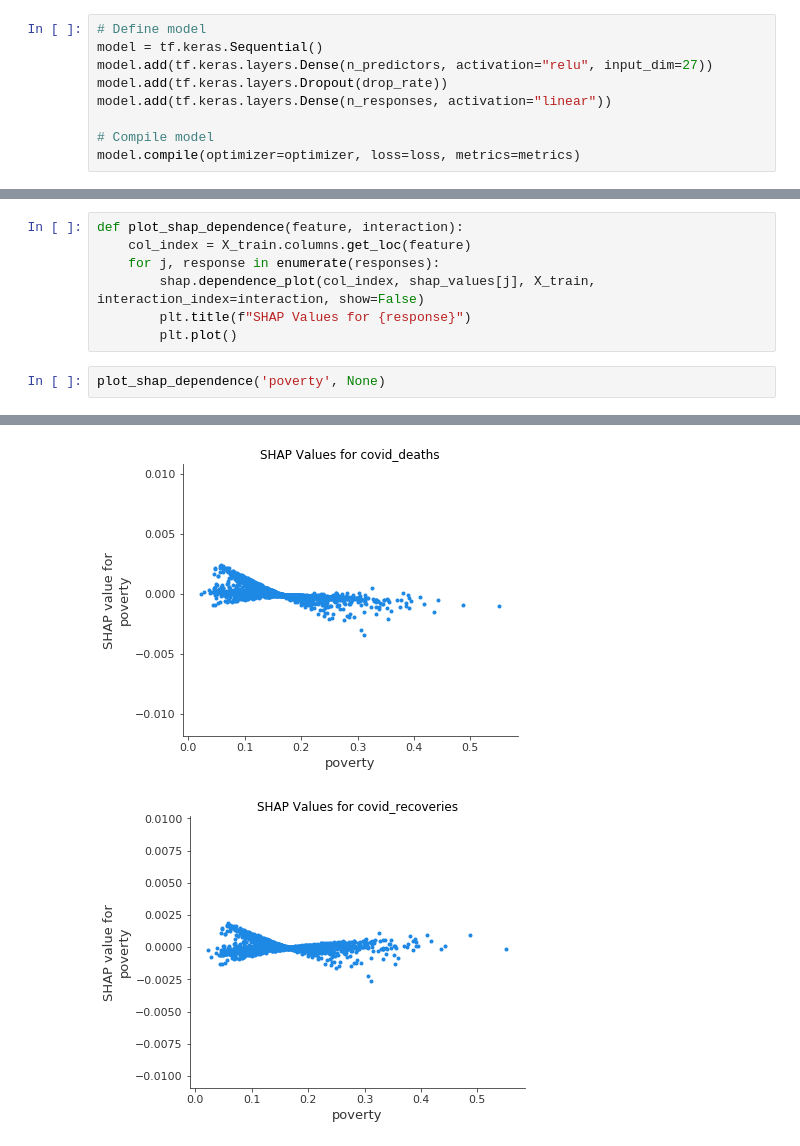
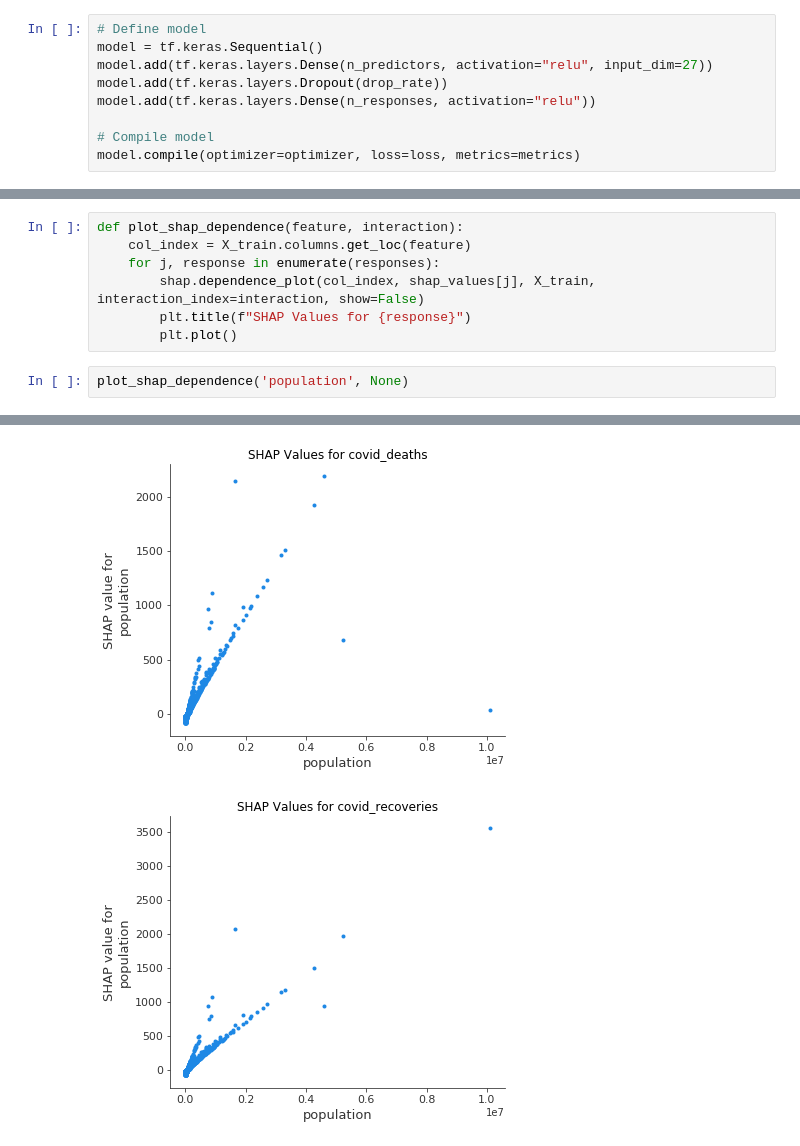
Before and after one commit to jluby/cs109_airpred, a Jupyter notebook: ffnn_analysis.ipynb, the cells around one changed output, grey strips where cells are left out. Cells and saved outputs as stored; diff of their text form.

```diff
--- a/ffnn_analysis.ipynb
+++ b/ffnn_analysis.ipynb
@@ -103,7 +107,7 @@ verbose = 2
 model = tf.keras.Sequential()
 model.add(tf.keras.layers.Dense(n_predictors, activation="relu", input_dim=27))
 model.add(tf.keras.layers.Dropout(drop_rate))
-model.add(tf.keras.layers.Dense(n_responses, activation="linear"))
+model.add(tf.keras.layers.Dense(n_responses, activation="relu"))
 
 # Compile model
 model.compile(optimizer=optimizer, loss=loss, metrics=metrics)
@@ -248,5 +261,5 @@ def plot_shap_dependence(feature, interaction):
         plt.title(f"SHAP Values for {response}")
         plt.plot()
 # %%
-plot_shap_dependence('poverty', None)
+plot_shap_dependence('population', None)
 # %% [output]
@@ -254,2 +267,2 @@ plot_shap_dependence('poverty', None)
-[figure, old version]
+[figure, new version]
-[figure, old version]
+[figure, new version]
```
Also changed, not shown: parts of 9 cells of this notebook.
